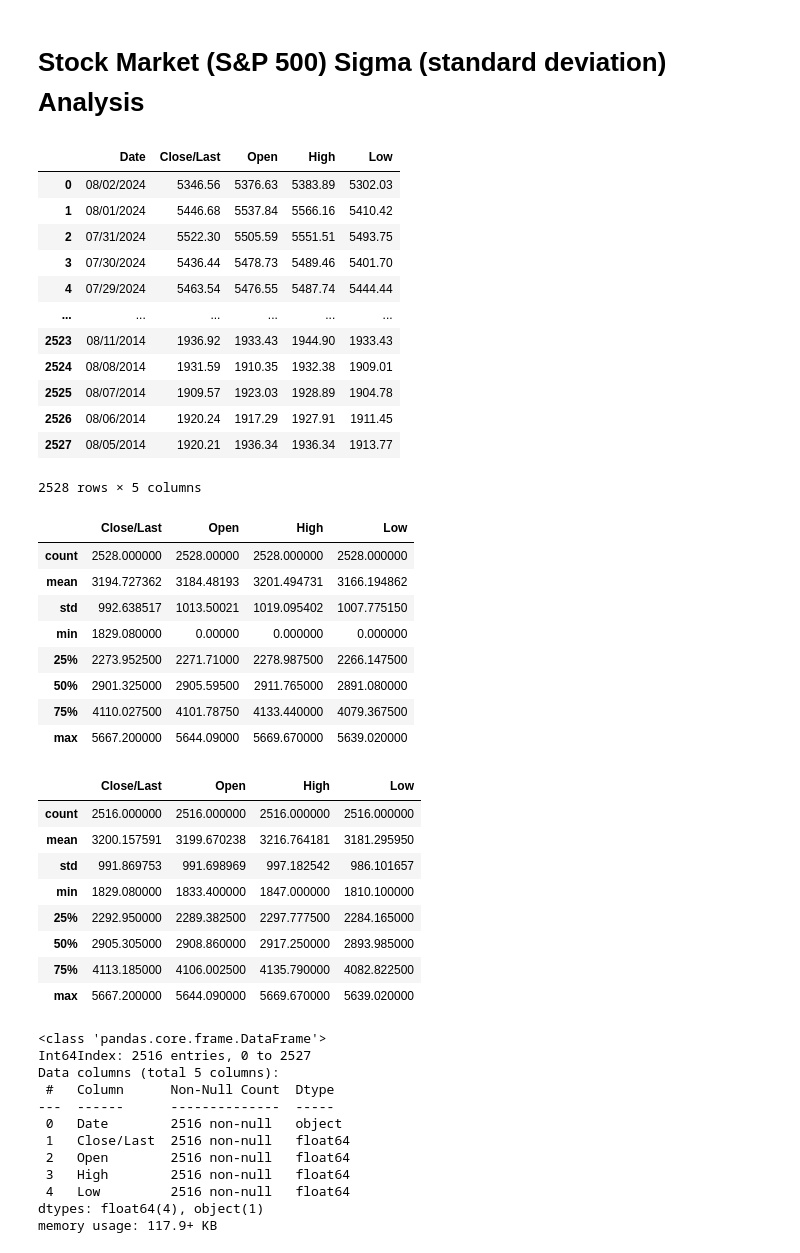
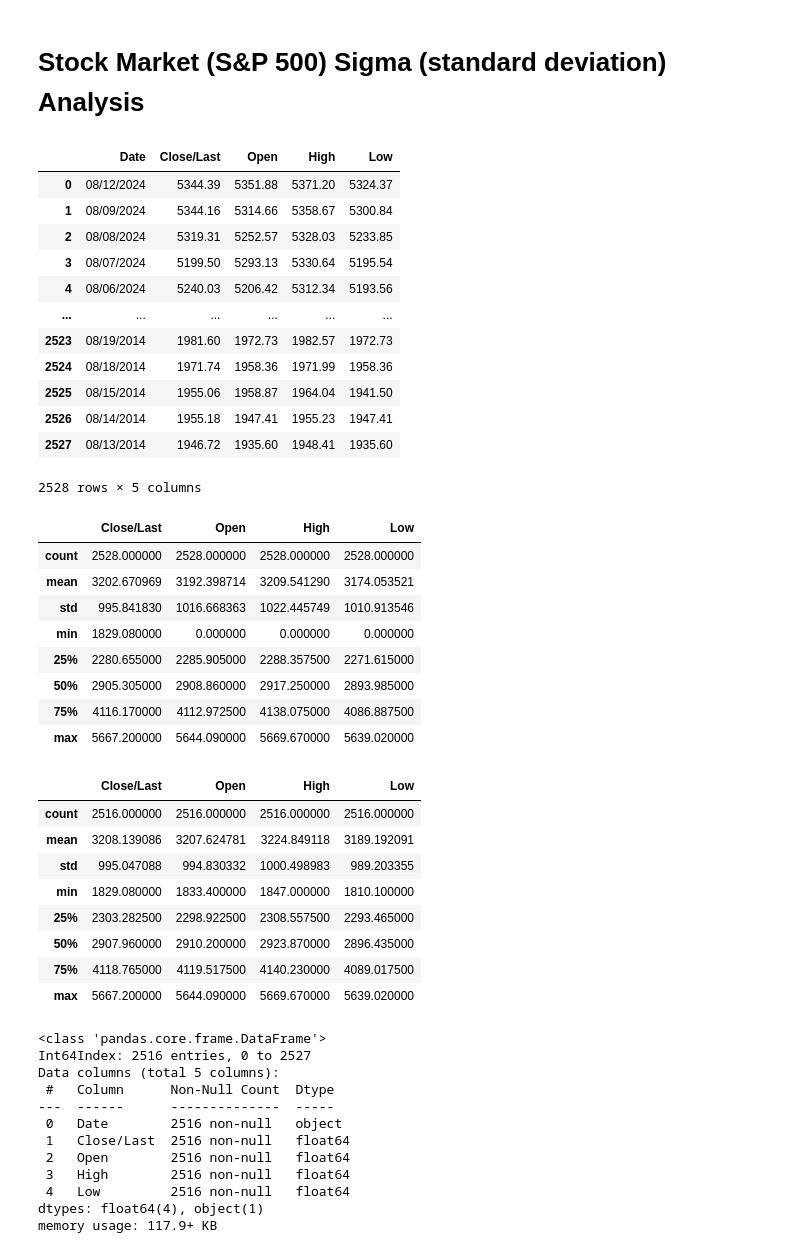
Before and after one commit to JohnBroberg/StockMarketSigma, a Jupyter notebook: StockMarketSigma.ipynb, the cells around one changed output. Saved outputs shown, nothing was run; the diff lists cells and outputs as text; code cells hidden in the pictures.

Commit message:
refresh data 8/13

```diff
--- a/StockMarketSigma.ipynb
+++ b/StockMarketSigma.ipynb
@@ -4,58 +4,58 @@
 #created by John Broberg on 2022-05-29
 #inspired by "LET THE WILD RUMPUS BEGIN" by JEREMY GRANTHAM of GMO
 #ref. https://www.gmo.com/globalassets/articles/viewpoints/2022/gmo_let-the-wild-rumpus-begin_1-22.pdf
 
 #https://www.gmo.com/americas/research-library/entering-the-superbubbles-final-act/
 #"...superbubbles – 2.5 to 3 sigma events..."
 #"...ordinary 2 sigma bubbles..."
 #"Ordinary bubbles are, to us, those that reach a 2 sigma deviation from trend. Superbubbles reach 2.5 sigma or greater."
 
 #source data: https://www.nasdaq.com/market-activity/index/spx/historical
 
 #cd
 #cd git/StockMarketSigma
 #git pull https://github.com/JohnBroberg/StockMarketSigma.git
 
 #Get trendline equation
 #https://stackoverflow.com/questions/49460596/add-trendline-with-equation-in-2d-array
 #https://stackoverflow.com/questions/26447191/how-to-add-trendline-in-python-matplotlib-dot-scatter-graphs
 
 
 import pandas as pd
 import numpy as np
 import matplotlib.pyplot as plt
 import seaborn as sns
 
-data = 'HistoricalData_1722891308731.csv'
+data = 'HistoricalData_1723594296255.csv'
 df = pd.read_csv(data)
 
 df
 # %% [output]
 |  | Date | Close/Last | Open | High | Low |
-| 0 | 08/02/2024 | 5346.56 | 5376.63 | 5383.89 | 5302.03 |
-| 1 | 08/01/2024 | 5446.68 | 5537.84 | 5566.16 | 5410.42 |
-| 2 | 07/31/2024 | 5522.30 | 5505.59 | 5551.51 | 5493.75 |
-| 3 | 07/30/2024 | 5436.44 | 5478.73 | 5489.46 | 5401.70 |
-| 4 | 07/29/2024 | 5463.54 | 5476.55 | 5487.74 | 5444.44 |
+| 0 | 08/12/2024 | 5344.39 | 5351.88 | 5371.20 | 5324.37 |
+| 1 | 08/09/2024 | 5344.16 | 5314.66 | 5358.67 | 5300.84 |
+| 2 | 08/08/2024 | 5319.31 | 5252.57 | 5328.03 | 5233.85 |
+| 3 | 08/07/2024 | 5199.50 | 5293.13 | 5330.64 | 5195.54 |
+| 4 | 08/06/2024 | 5240.03 | 5206.42 | 5312.34 | 5193.56 |
 | ... | ... | ... | ... | ... | ... |
-| 2523 | 08/11/2014 | 1936.92 | 1933.43 | 1944.90 | 1933.43 |
-| 2524 | 08/08/2014 | 1931.59 | 1910.35 | 1932.38 | 1909.01 |
-| 2525 | 08/07/2014 | 1909.57 | 1923.03 | 1928.89 | 1904.78 |
-| 2526 | 08/06/2014 | 1920.24 | 1917.29 | 1927.91 | 1911.45 |
-| 2527 | 08/05/2014 | 1920.21 | 1936.34 | 1936.34 | 1913.77 |
+| 2523 | 08/19/2014 | 1981.60 | 1972.73 | 1982.57 | 1972.73 |
+| 2524 | 08/18/2014 | 1971.74 | 1958.36 | 1971.99 | 1958.36 |
+| 2525 | 08/15/2014 | 1955.06 | 1958.87 | 1964.04 | 1941.50 |
+| 2526 | 08/14/2014 | 1955.18 | 1947.41 | 1955.23 | 1947.41 |
+| 2527 | 08/13/2014 | 1946.72 | 1935.60 | 1948.41 | 1935.60 |
 2528 rows × 5 columns
 # %%
 df.describe()
 # %% [output]
 |  | Close/Last | Open | High | Low |
-| count | 2528.000000 | 2528.00000 | 2528.000000 | 2528.000000 |
-| mean | 3194.727362 | 3184.48193 | 3201.494731 | 3166.194862 |
-| std | 992.638517 | 1013.50021 | 1019.095402 | 1007.775150 |
-| min | 1829.080000 | 0.00000 | 0.000000 | 0.000000 |
-| 25% | 2273.952500 | 2271.71000 | 2278.987500 | 2266.147500 |
-| 50% | 2901.325000 | 2905.59500 | 2911.765000 | 2891.080000 |
-| 75% | 4110.027500 | 4101.78750 | 4133.440000 | 4079.367500 |
-| max | 5667.200000 | 5644.09000 | 5669.670000 | 5639.020000 |
+| count | 2528.000000 | 2528.000000 | 2528.000000 | 2528.000000 |
+| mean | 3202.670969 | 3192.398714 | 3209.541290 | 3174.053521 |
+| std | 995.841830 | 1016.668363 | 1022.445749 | 1010.913546 |
+| min | 1829.080000 | 0.000000 | 0.000000 | 0.000000 |
+| 25% | 2280.655000 | 2285.905000 | 2288.357500 | 2271.615000 |
+| 50% | 2905.305000 | 2908.860000 | 2917.250000 | 2893.985000 |
+| 75% | 4116.170000 | 4112.972500 | 4138.075000 | 4086.887500 |
+| max | 5667.200000 | 5644.090000 | 5669.670000 | 5639.020000 |
 # %%
 #remove holidays (Open == 0)
 
@@ -64,12 +64,12 @@ df.describe()
 # %% [output]
 |  | Close/Last | Open | High | Low |
 | count | 2516.000000 | 2516.000000 | 2516.000000 | 2516.000000 |
-| mean | 3200.157591 | 3199.670238 | 3216.764181 | 3181.295950 |
-| std | 991.869753 | 991.698969 | 997.182542 | 986.101657 |
+| mean | 3208.139086 | 3207.624781 | 3224.849118 | 3189.192091 |
+| std | 995.047088 | 994.830332 | 1000.498983 | 989.203355 |
 | min | 1829.080000 | 1833.400000 | 1847.000000 | 1810.100000 |
-| 25% | 2292.950000 | 2289.382500 | 2297.777500 | 2284.165000 |
-| 50% | 2905.305000 | 2908.860000 | 2917.250000 | 2893.985000 |
-| 75% | 4113.185000 | 4106.002500 | 4135.790000 | 4082.822500 |
+| 25% | 2303.282500 | 2298.922500 | 2308.557500 | 2293.465000 |
+| 50% | 2907.960000 | 2910.200000 | 2923.870000 | 2896.435000 |
+| 75% | 4118.765000 | 4119.517500 | 4140.230000 | 4089.017500 |
 | max | 5667.200000 | 5644.090000 | 5669.670000 | 5639.020000 |
 # %%
 df.info()
```
Also changed, not shown: parts of 10 cells of this notebook, 2 other files.
